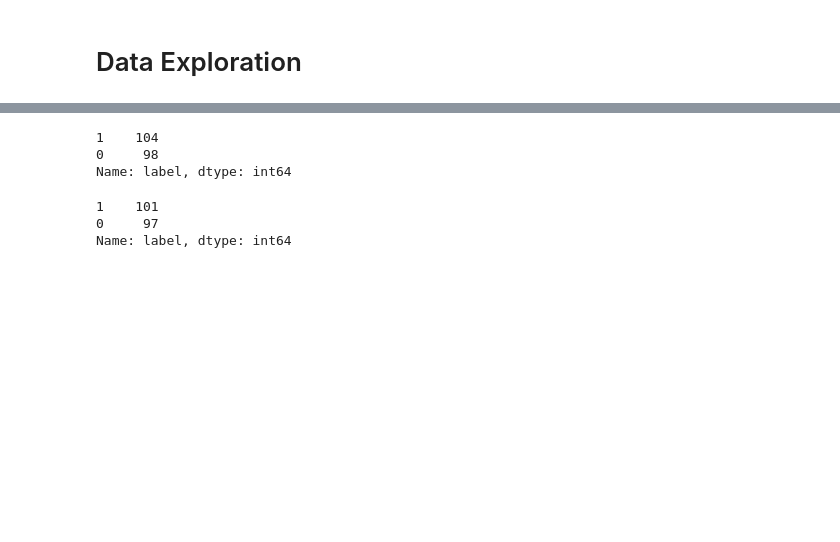
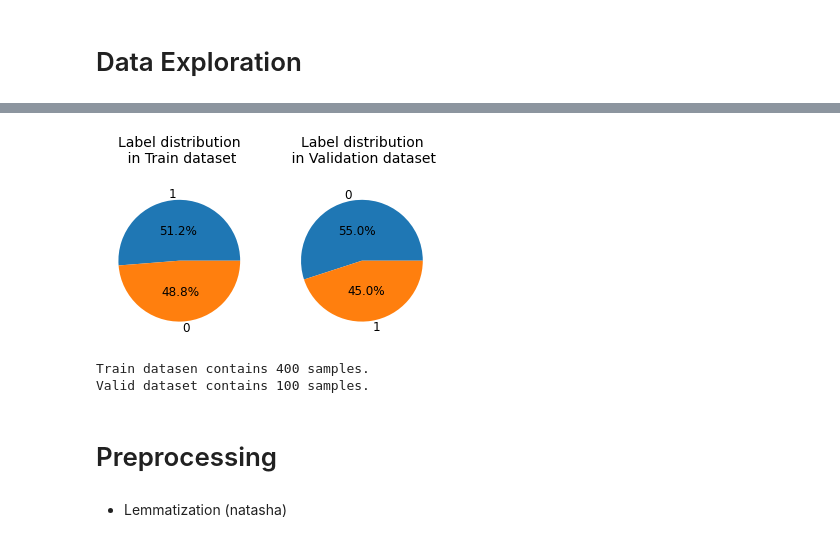
Before and after one commit to tatiana-iazykova/2020_HACK_RUSSIANSUPERGLUE, a Jupyter notebook: RSG_PARus_.ipynb, the cells around one changed output, grey strips where cells are left out. Saved outputs shown, nothing was run; the diff lists cells and outputs as text; code cells hidden in the pictures; blank space fills up the shorter version.

```diff
--- a/RSG_PARus_.ipynb
+++ b/RSG_PARus_.ipynb
@@ -50,5 +34,11 @@ class JSONL_handler():
     def to_pandas(self):
         """ get jsonl file content as a pandas DataFrame"""
         return pd.read_json(path_or_buf=self.path, lines=True)
+# %%
+train = JSONL_handler('data/PARus/train.jsonl')
+train = train.to_pandas()
+
+valid = JSONL_handler('data/PARus/val.jsonl')
+valid = valid.to_pandas()
 # %% [markdown]
 # Data Exploration
@@ -170,12 +44,0 @@ df.iloc[[3, 5, 11, 15, 23, 26, 30, 32, 35, 49, 54, 88, 119, 135]][['premise', 'c
-# %%
-df[df['question']=='effect'].label.value_counts()
-# %% [output]
-1    104
-0     98
-Name: label, dtype: int64
-# %%
-df[df['question']=='cause'].label.value_counts()
-# %% [output]
-1    101
-0     97
-Name: label, dtype: int64
@@ -181,0 +47,31 @@ Name: label, dtype: int64
+# %%
+# Train/Valid Label Distribution
+
+plt.subplot(1,2,1)
+plt.title('Label distribution\n in Train dataset\n', fontsize=14)
+plt.pie(train['label'].value_counts(),
+        autopct="%.1f%%",
+        labels=train['label'].value_counts().keys(), pctdistance=0.5,
+        textprops = dict(fontsize = 12))
+
+plt.subplot(1,2,2)
+plt.title('Label distribution\n in Validation dataset\n', fontsize=14)
+plt.pie(valid['label'].value_counts(),
+        autopct="%.1f%%",
+        labels=valid['label'].value_counts().keys(), pctdistance=0.5,
+        textprops = dict(fontsize = 12))
+plt.show()
+# %% [output]
+[figure, added]
+# %%
+print(f"Train datasen contains {len(train)} samples.")
+print(f"Valid dataset contains {len(valid)} samples.")
+# %% [output]
+Train datasen contains 400 samples.
+Valid dataset contains 100 samples.
+# %% [markdown]
+# Preprocessing
+# %% [markdown]
+
+
+*   Lemmatization (natasha)
```
Also changed, not shown: parts of 44 cells of this notebook, 1 other file.
